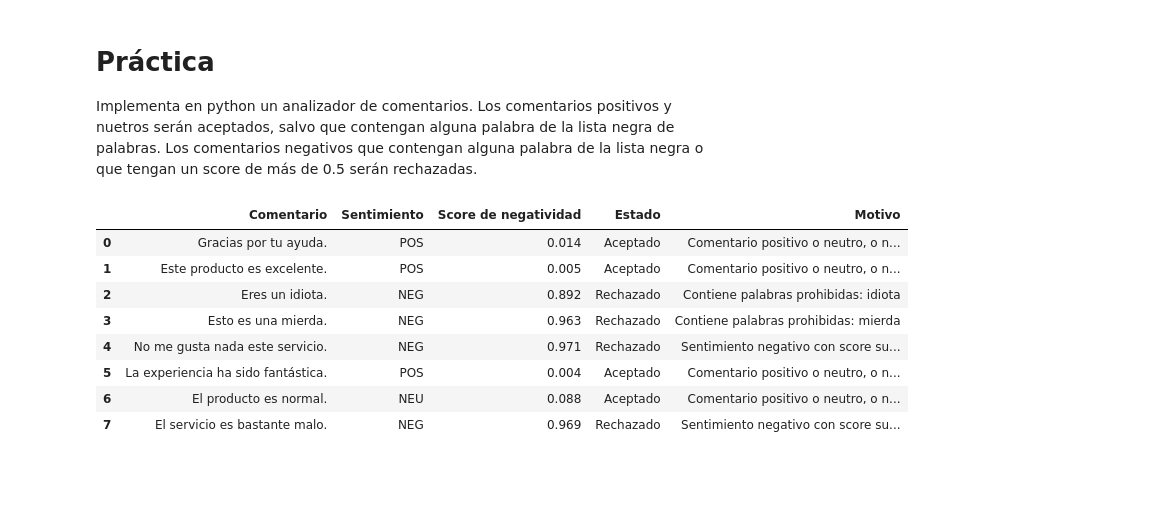
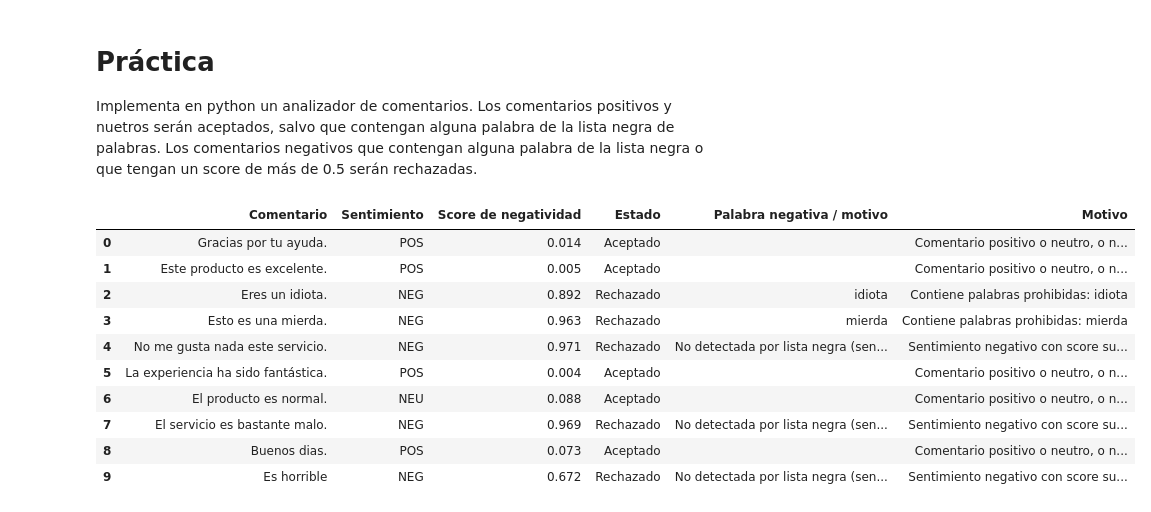
Before and after one commit to christianpm-hub/Pr-ctica-An-lisis-de-Sentimientos-Optativa, a Jupyter notebook: Christian_Pérez_práctica_2_1_sentimientos.ipynb, the cells around one changed output. Saved outputs shown, nothing was run; the diff lists cells and outputs as text; code cells hidden in the pictures; blank space fills up the shorter version.

```diff
--- a/Christian_Pérez_práctica_2_1_sentimientos.ipynb
+++ b/Christian_Pérez_práctica_2_1_sentimientos.ipynb
@@ -90,23 +90,22 @@ Según los resultados que han salido al ejecutar los ejercicios anteriores, pode
 
 Implementa en python un analizador de comentarios. Los comentarios positivos y nuetros serán aceptados, salvo que contengan alguna palabra de la lista negra de palabras. Los comentarios negativos que contengan alguna palabra de la lista negra o que tengan un score de más de 0.5 serán rechazadas.
 # %%
-# pon aquí el código de tu analizador
+# Pon aquí el código de tu analizador
 !pip -q install pysentimiento
 
 import re
 import pandas as pd
 from pysentimiento import create_analyzer
 
-# 1. Lista negra de palabras prohibidas
+# Lista negra de palabras prohibidas
 PALABRAS_PROHIBIDAS = [
     "mierda", "pendejo", "idiota", "imbécil",
     "estúpido", "gilipollas", "cabron", "puta"
 ]
 
-# 2. Cargar el modelo de análisis de sentimiento en español
+# Cargar el modelo de análisis de sentimiento en español
 modelo = create_analyzer(task="sentiment", lang="es")
 
-# 3. Comentarios que queremos analizar
 comentarios = [
     "Gracias por tu ayuda.",
     "Este producto es excelente.",
@@ -115,7 +114,9 @@ comentarios = [
     "No me gusta nada este servicio.",
     "La experiencia ha sido fantástica.",
     "El producto es normal.",
-    "El servicio es bastante malo."
+    "El servicio es bastante malo.",
+    "Buenos dias.",
+    "Es horrible"
 ]
 
 # 4. Analizar los comentarios
@@ -136,41 +137,54 @@ for comentario in comentarios:
     # Analizar el sentimiento del comentario
     resultado = modelo.predict(comentario)
 
     sentimiento = resultado.output
     negatividad = resultado.probas["NEG"]
 
+    palabra_negativa = ""
+
     # Aplicar las reglas de aceptación y rechazo
     if palabras:
         estado = "Rechazado"
         motivo = "Contiene palabras prohibidas: " + ", ".join(palabras)
+        palabra_negativa = ", ".join(palabras)
 
     elif sentimiento == "NEG" and negatividad > 0.5:
         estado = "Rechazado"
         motivo = "Sentimiento negativo con score superior a 0.5"
 
+        # Buscar términos negativos en el comentario.
+        # Si no hay palabras prohibidas, mostrar que el rechazo
+        # se debe al análisis de sentimiento.
+        palabra_negativa = "No detectada por lista negra (sentimiento negativo)"
+
     else:
         estado = "Aceptado"
-        motivo = "Comentario positivo o neutro, o negatividad no superior a 0.5"
+        motivo = (
+            "Comentario positivo o neutro, o negatividad "
+            "no superior a 0.5"
+        )
 
     # Guardar los resultados
     resultados.append({
         "Comentario": comentario,
         "Sentimiento": sentimiento,
         "Score de negatividad": round(negatividad, 3),
         "Estado": estado,
+        "Palabra negativa / motivo": palabra_negativa,
         "Motivo": motivo
     })
 
-# 5. Mostrar los resultados en una tabla
 tabla = pd.DataFrame(resultados)
 display(tabla)
 # %% [output]
-|  | Comentario | Sentimiento | Score de negatividad | Estado | Motivo |
-| 0 | Gracias por tu ayuda. | POS | 0.014 | Aceptado | Comentario positivo o neutro, o n... |
-| 1 | Este producto es excelente. | POS | 0.005 | Aceptado | Comentario positivo o neutro, o n... |
-| 2 | Eres un idiota. | NEG | 0.892 | Rechazado | Contiene palabras prohibidas: idiota |
-| 3 | Esto es una mierda. | NEG | 0.963 | Rechazado | Contiene palabras prohibidas: mierda |
-| 4 | No me gusta nada este servicio. | NEG | 0.971 | Rechazado | Sentimiento negativo con score su... |
-| 5 | La experiencia ha sido fantástica. | POS | 0.004 | Aceptado | Comentario positivo o neutro, o n... |
-| 6 | El producto es normal. | NEU | 0.088 | Aceptado | Comentario positivo o neutro, o n... |
-| 7 | El servicio es bastante malo. | NEG | 0.969 | Rechazado | Sentimiento negativo con score su... |
+|  | Comentario | Sentimiento | Score de negatividad | Estado | Palabra negativa / motivo | Motivo |
+| 0 | Gracias por tu ayuda. | POS | 0.014 | Aceptado |  | Comentario positivo o neutro, o n... |
+| 1 | Este producto es excelente. | POS | 0.005 | Aceptado |  | Comentario positivo o neutro, o n... |
+| 2 | Eres un idiota. | NEG | 0.892 | Rechazado | idiota | Contiene palabras prohibidas: idiota |
+| 3 | Esto es una mierda. | NEG | 0.963 | Rechazado | mierda | Contiene palabras prohibidas: mierda |
+| 4 | No me gusta nada este servicio. | NEG | 0.971 | Rechazado | No detectada por lista negra (sen... | Sentimiento negativo con score su... |
+| 5 | La experiencia ha sido fantástica. | POS | 0.004 | Aceptado |  | Comentario positivo o neutro, o n... |
+| 6 | El producto es normal. | NEU | 0.088 | Aceptado |  | Comentario positivo o neutro, o n... |
+| 7 | El servicio es bastante malo. | NEG | 0.969 | Rechazado | No detectada por lista negra (sen... | Sentimiento negativo con score su... |
+| 8 | Buenos dias. | POS | 0.073 | Aceptado |  | Comentario positivo o neutro, o n... |
+| 9 | Es horrible | NEG | 0.672 | Rechazado | No detectada por lista negra (sen... | Sentimiento negativo con score su... |
```
